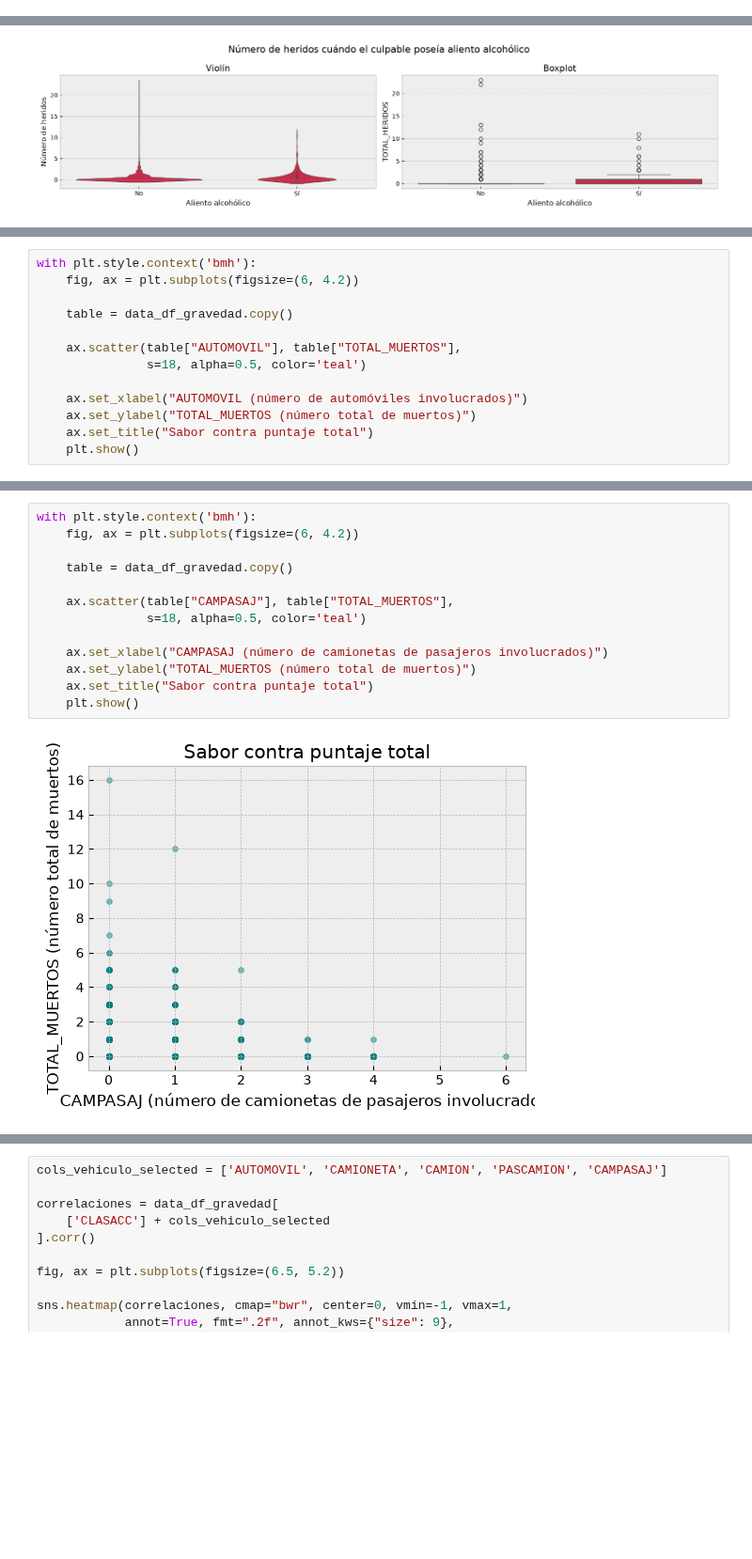
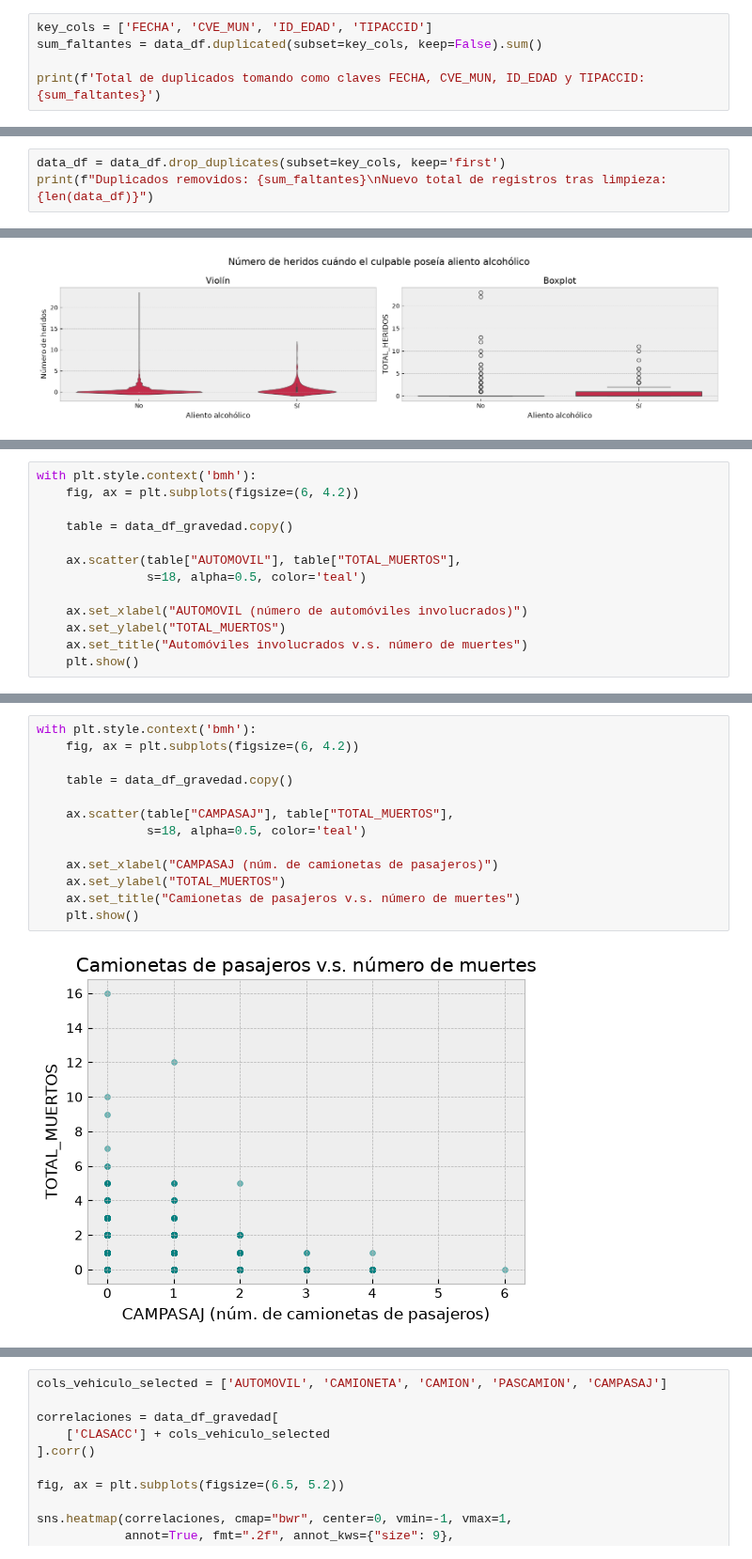
Before and after one commit to Bozo4Hire/ICD_2026, a Jupyter notebook: practices/p1_analisis_exploratorio/p1.ipynb, the cells around one changed output, grey strips where cells are left out. Shown at 94% size. Saved outputs shown, nothing was run; the diff lists cells and outputs as text; blank space fills up the shorter version.

```diff
--- a/practices/p1_analisis_exploratorio/p1.ipynb
+++ b/practices/p1_analisis_exploratorio/p1.ipynb
@@ -342,0 +354,5 @@ data_df.head(1)
+# %%
+key_cols = ['FECHA', 'CVE_MUN', 'ID_EDAD', 'TIPACCID']
+sum_faltantes = data_df.duplicated(subset=key_cols, keep=False).sum()
+
+print(f'Total de duplicados tomando como claves FECHA, CVE_MUN, ID_EDAD y TIPACCID: {sum_faltantes}')
@@ -342,0 +375,3 @@ data_df.head(1)
+# %%
+data_df = data_df.drop_duplicates(subset=key_cols, keep='first')
+print(f"Duplicados removidos: {sum_faltantes}\nNuevo total de registros tras limpieza: {len(data_df)}")
@@ -688,7 +779,7 @@ with plt.style.context('bmh'):
                s=18, alpha=0.5, color='teal')
 
     ax.set_xlabel("AUTOMOVIL (número de automóviles involucrados)")
-    ax.set_ylabel("TOTAL_MUERTOS (número total de muertos)")
-    ax.set_title("Sabor contra puntaje total")
+    ax.set_ylabel("TOTAL_MUERTOS")
+    ax.set_title("Automóviles involucrados v.s. número de muertes")
     plt.show()
 # %% [output]
@@ -696,15 +789,15 @@ with plt.style.context('bmh'):
 # %%
 with plt.style.context('bmh'):
     fig, ax = plt.subplots(figsize=(6, 4.2))
 
     table = data_df_gravedad.copy()
 
     ax.scatter(table["CAMPASAJ"], table["TOTAL_MUERTOS"],
                s=18, alpha=0.5, color='teal')
 
-    ax.set_xlabel("CAMPASAJ (número de camionetas de pasajeros involucrados)")
-    ax.set_ylabel("TOTAL_MUERTOS (número total de muertos)")
-    ax.set_title("Sabor contra puntaje total")
+    ax.set_xlabel("CAMPASAJ (núm. de camionetas de pasajeros)")
+    ax.set_ylabel("TOTAL_MUERTOS")
+    ax.set_title("Camionetas de pasajeros v.s. número de muertes")
     plt.show()
 # %% [output]
-[figure, old version]
+[figure, new version]
```
Also changed, not shown: parts of 57 cells of this notebook, 2 other files.
